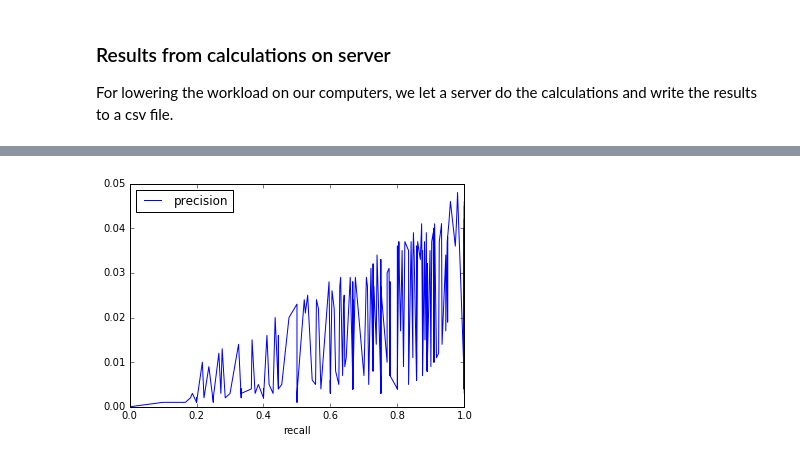
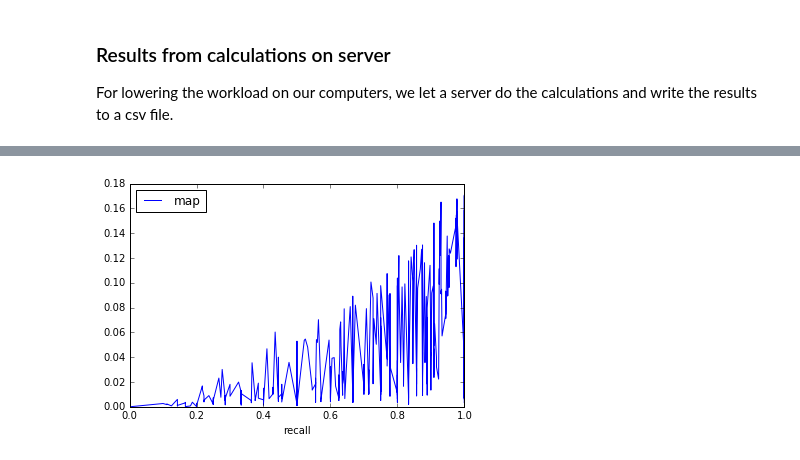
Before and after one commit to t-vince/tbir, a Jupyter notebook: Part II/II - using wordembedding.ipynb, the cells around one changed output, grey strips where cells are left out. Saved outputs shown, nothing was run; the diff lists cells and outputs as text; code cells hidden in the pictures.

Commit message:
Results (incl MAP en Recall) of PartII - embedding

```diff
--- a/Part II/II - using wordembedding.ipynb
+++ b/Part II/II - using wordembedding.ipynb
@@ -346,13 +400,13 @@ AVG precision: 0.0101311311311
 # %%
 %matplotlib inline
 import matplotlib.pyplot as plt
 
 # Sort by recall
 df = df.sort_values(by=['recall'], ascending=[1])
 
 # Show and save chart
-qx = df.plot(x='recall', y='precision')
+qx = df.plot(x='recall', y='map')
 fig = qx.get_figure()
 fig.savefig('results/part2_embedding_precision-recall.png')
 # %% [output]
-[figure, old version]
+[figure, new version]
```
Also changed, not shown: parts of 5 cells of this notebook, 3 other files.
